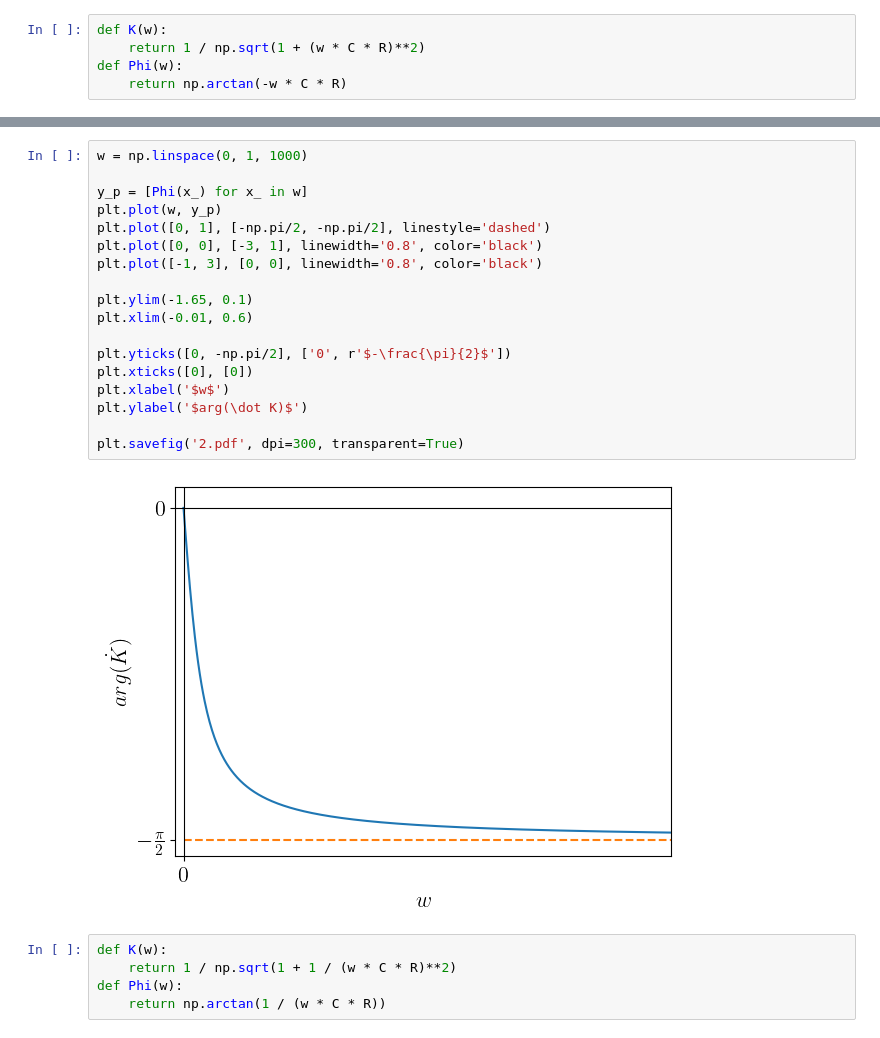
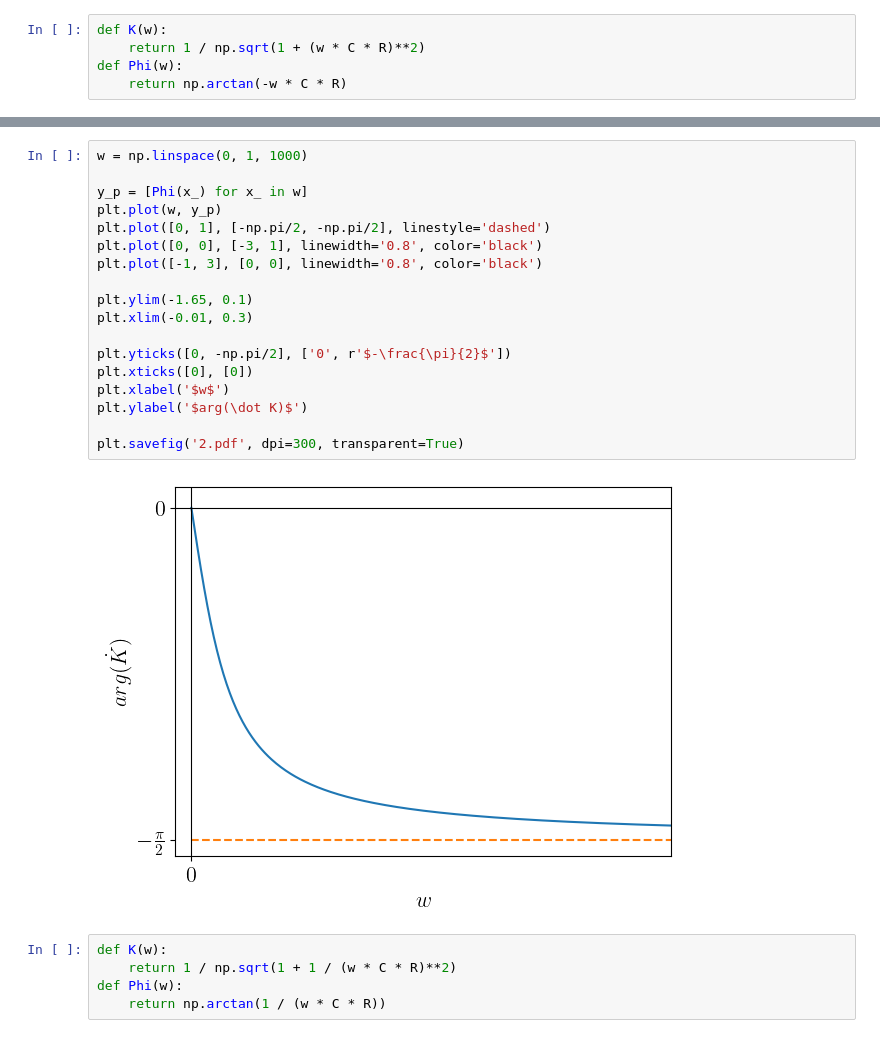
Before and after one commit to SerKin0/IBTC-physics-2k3s-latex-dif_int_signal, a Jupyter notebook: graph/charts/main.ipynb, the cells around one changed output, grey strips where cells are left out. Drawn from its saved outputs; the diff is of its cells as text.

```diff
--- a/graph/charts/main.ipynb
+++ b/graph/charts/main.ipynb
@@ -53,23 +53,23 @@ plt.savefig('1.pdf', dpi=300, transparent=True)
 # %%
 w = np.linspace(0, 1, 1000)
 
 y_p = [Phi(x_) for x_ in w]
 plt.plot(w, y_p)
 plt.plot([0, 1], [-np.pi/2, -np.pi/2], linestyle='dashed')
 plt.plot([0, 0], [-3, 1], linewidth='0.8', color='black')
 plt.plot([-1, 3], [0, 0], linewidth='0.8', color='black')
 
 plt.ylim(-1.65, 0.1)
-plt.xlim(-0.01, 0.6)
+plt.xlim(-0.01, 0.3)
 
 plt.yticks([0, -np.pi/2], ['0', r'$-\frac{\pi}{2}$'])
 plt.xticks([0], [0])
 plt.xlabel('$w$')
 plt.ylabel('$arg(\dot K)$')
 
 plt.savefig('2.pdf', dpi=300, transparent=True)
 # %% [output]
-[figure, old version]
+[figure, new version]
 # %%
 def K(w):
     return 1 / np.sqrt(1 + 1 / (w * C * R)**2)
```
Also changed, not shown: parts of 2 cells of this notebook.
